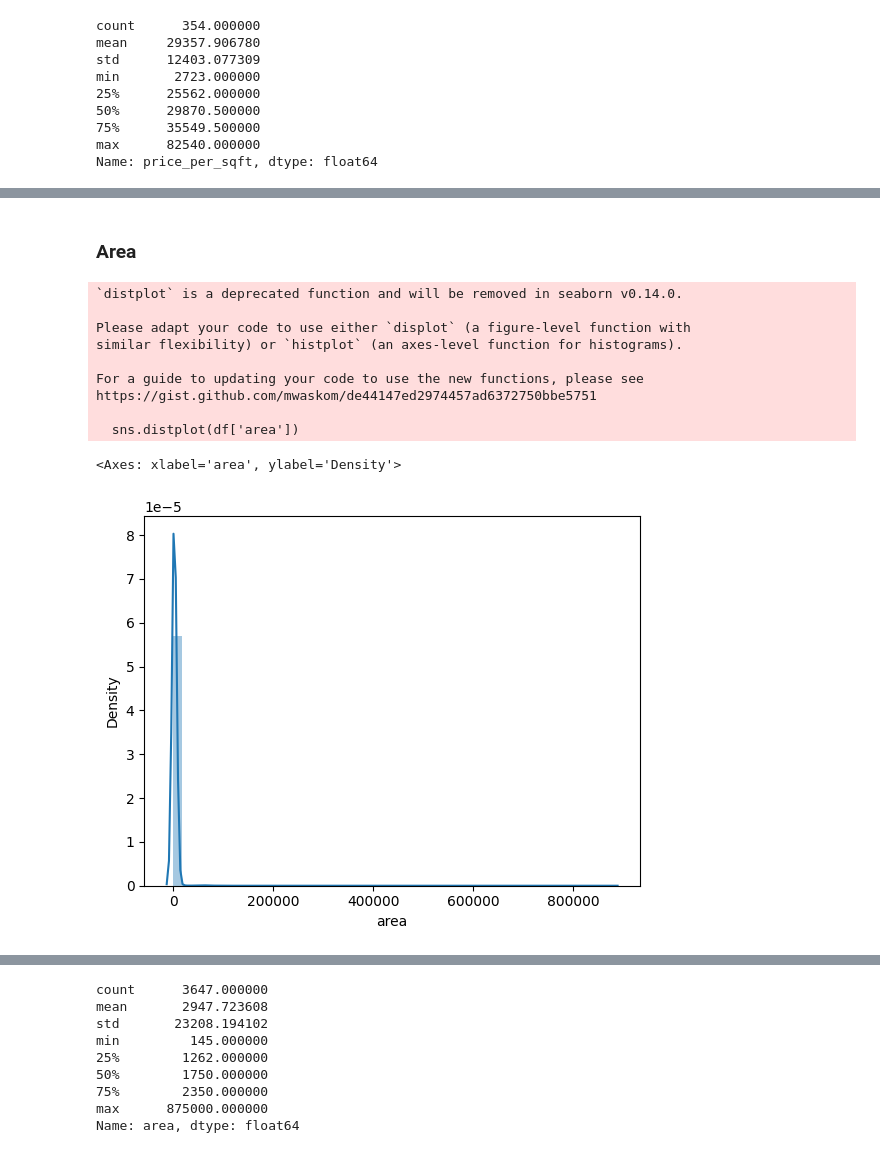
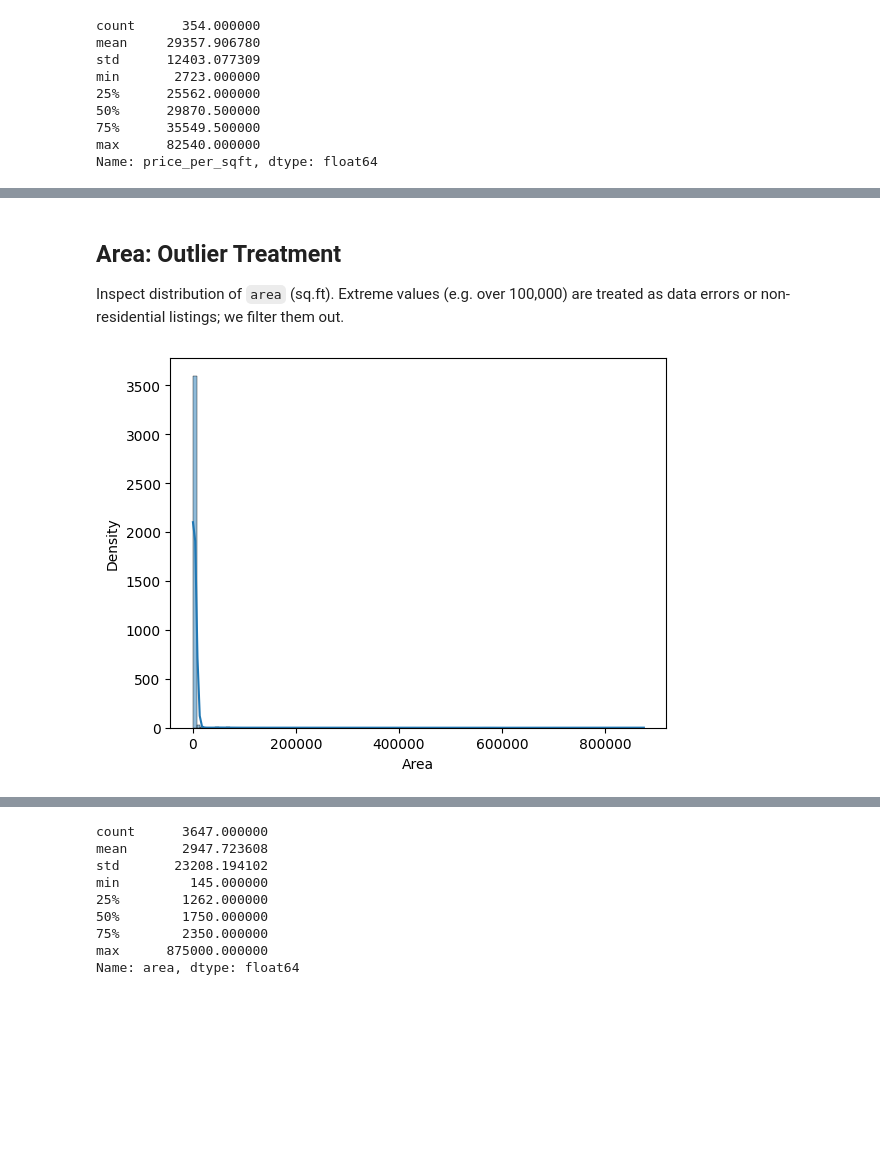
Before and after one commit to Areeb-Ahmd/Habitalytics-DataDrivenRealty, a Jupyter notebook: notebooks/05_outlier_detection/outlier-treatment.ipynb, the cells around one changed output, grey strips where cells are left out. Saved outputs shown, nothing was run; the diff lists cells and outputs as text; code cells hidden in the pictures; blank space fills up the shorter version.

```diff
--- a/notebooks/05_outlier_detection/outlier-treatment.ipynb
+++ b/notebooks/05_outlier_detection/outlier-treatment.ipynb
@@ -226,19 +227,14 @@ sns.boxplot(x=df['price_per_sqft'])
 [figure]
 # %% [markdown]
-### Area
+## Area: Outlier Treatment
+
+Inspect distribution of `area` (sq.ft). Extreme values (e.g. over 100,000) are treated as data errors or non-residential listings; we filter them out.
 # %%
-sns.distplot(df['area'])
+sns.histplot(df['area'], kde=True)
+plt.xlabel("Area")
+plt.ylabel("Density")
+plt.show()
 # %% [output]
-`distplot` is a deprecated function and will be removed in seaborn v0.14.0.
-
-Please adapt your code to use either `displot` (a figure-level function with
-similar flexibility) or `histplot` (an axes-level function for histograms).
-
-For a guide to updating your code to use the new functions, please see
-https://gist.github.com/mwaskom/de44147ed2974457ad6372750bbe5751
-
-  sns.distplot(df['area'])
-<Axes: xlabel='area', ylabel='Density'>
-[figure, old version]
+[figure, new version]
 # %%
 sns.boxplot(x=df['area'])
```
Also changed, not shown: parts of 73 cells of this notebook.
